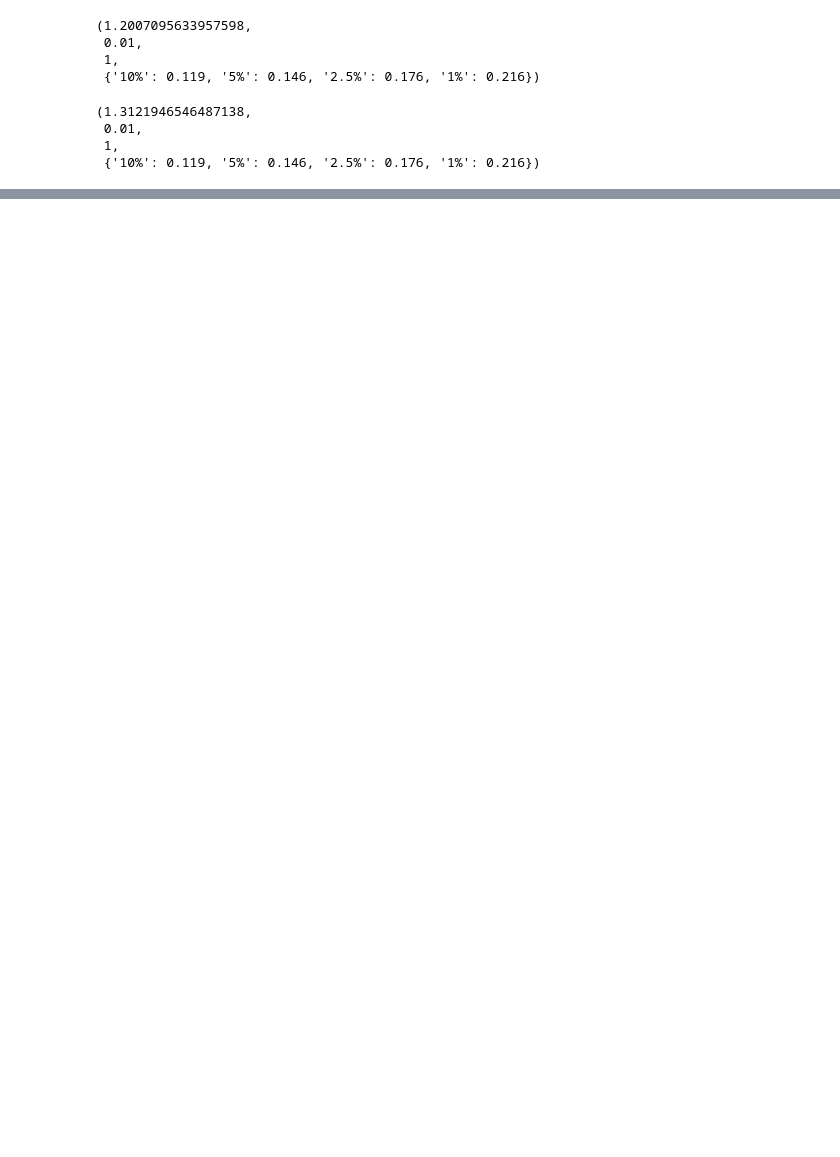
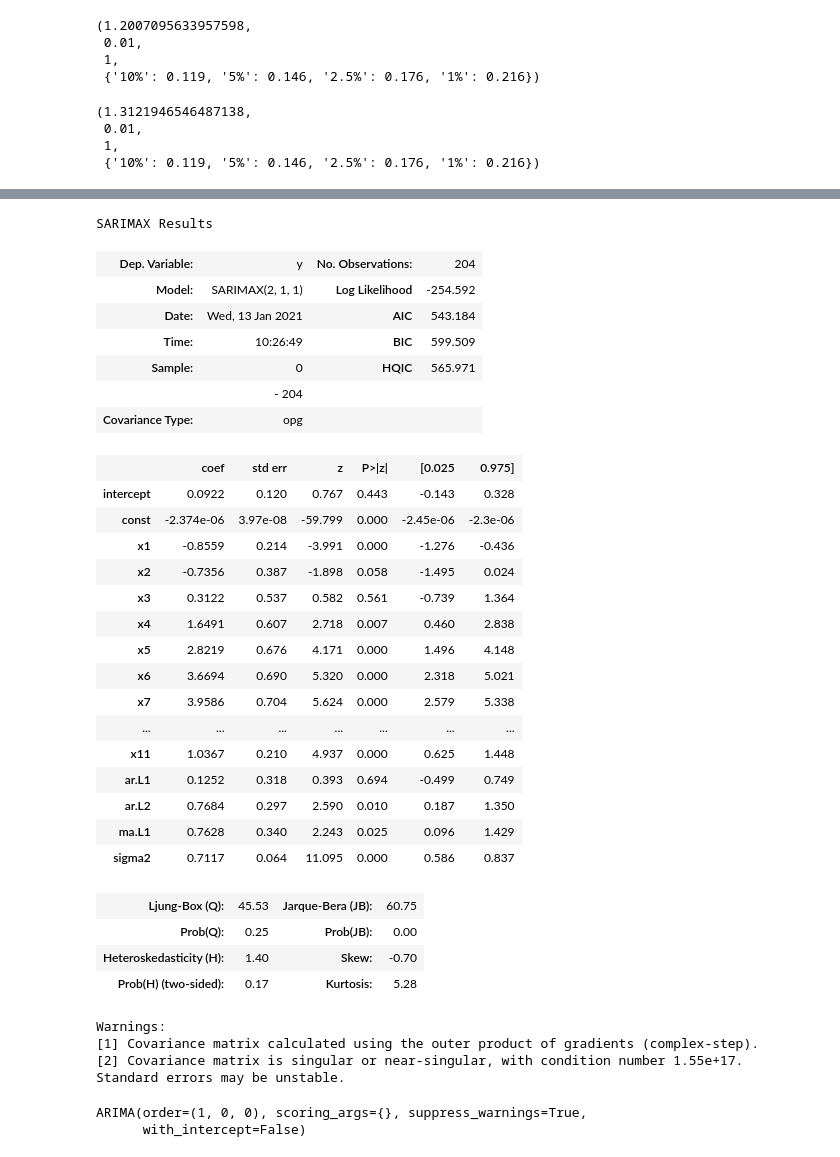
Before and after one commit to zholler/da_case_studies, a Jupyter notebook: ch18-case-shiller-la/ch18-ts-pred-homeprices.ipynb, the cells around one changed output, grey strips where cells are left out. Drawn from its saved outputs; the diff is of its cells as text; code cells hidden in the pictures; blank space fills up the shorter version.

```diff
--- a/ch18-case-shiller-la/ch18-ts-pred-homeprices.ipynb
+++ b/ch18-case-shiller-la/ch18-ts-pred-homeprices.ipynb
@@ -212,0 +272,46 @@ statsmodels.tsa.stattools.kpss(data['lnp'],regression='ct', nlags=1)
+# %%
+arima = pmdarima.arima.ARIMA(order=(2,1,1),
+                             seasonal_order=(0,0,0,0),with_intercept=True)
+# %%
+res = arima.fit(y,X)
+# %%
+res.summary()
+# %% [output]
+SARIMAX Results
+| Dep. Variable: | y | No. Observations: | 204 |
+| Model: | SARIMAX(2, 1, 1) | Log Likelihood | -254.592 |
+| Date: | Wed, 13 Jan 2021 | AIC | 543.184 |
+| Time: | 10:26:49 | BIC | 599.509 |
+| Sample: | 0 | HQIC | 565.971 |
+|  | - 204 |  |  |
+| Covariance Type: | opg |  |  |
+|  | coef | std err | z | P>|z| | [0.025 | 0.975] |
+| intercept | 0.0922 | 0.120 | 0.767 | 0.443 | -0.143 | 0.328 |
+| const | -2.374e-06 | 3.97e-08 | -59.799 | 0.000 | -2.45e-06 | -2.3e-06 |
+| x1 | -0.8559 | 0.214 | -3.991 | 0.000 | -1.276 | -0.436 |
+| x2 | -0.7356 | 0.387 | -1.898 | 0.058 | -1.495 | 0.024 |
+| x3 | 0.3122 | 0.537 | 0.582 | 0.561 | -0.739 | 1.364 |
+| x4 | 1.6491 | 0.607 | 2.718 | 0.007 | 0.460 | 2.838 |
+| x5 | 2.8219 | 0.676 | 4.171 | 0.000 | 1.496 | 4.148 |
+| x6 | 3.6694 | 0.690 | 5.320 | 0.000 | 2.318 | 5.021 |
+| x7 | 3.9586 | 0.704 | 5.624 | 0.000 | 2.579 | 5.338 |
+| ... | ... | ... | ... | ... | ... | ... |
+| x11 | 1.0367 | 0.210 | 4.937 | 0.000 | 0.625 | 1.448 |
+| ar.L1 | 0.1252 | 0.318 | 0.393 | 0.694 | -0.499 | 0.749 |
+| ar.L2 | 0.7684 | 0.297 | 2.590 | 0.010 | 0.187 | 1.350 |
+| ma.L1 | 0.7628 | 0.340 | 2.243 | 0.025 | 0.096 | 1.429 |
+| sigma2 | 0.7117 | 0.064 | 11.095 | 0.000 | 0.586 | 0.837 |
+| Ljung-Box (Q): | 45.53 | Jarque-Bera (JB): | 60.75 |
+| Prob(Q): | 0.25 | Prob(JB): | 0.00 |
+| Heteroskedasticity (H): | 1.40 | Skew: | -0.70 |
+| Prob(H) (two-sided): | 0.17 | Kurtosis: | 5.28 |
+Warnings:
+[1] Covariance matrix calculated using the outer product of gradients (complex-step).
+[2] Covariance matrix is singular or near-singular, with condition number 1.55e+17. Standard errors may be unstable.
+# %%
+y,X = patsy.dmatrices("dp ~ month",data_train)
+arima=pmdarima.arima.auto_arima(y,X,with_intercept=True,seasonal=False)
+arima
+# %% [output]
+ARIMA(order=(1, 0, 0), scoring_args={}, suppress_warnings=True,
+      with_intercept=False)
```
Also changed, not shown: parts of 13 cells of this notebook, 3 other files.
